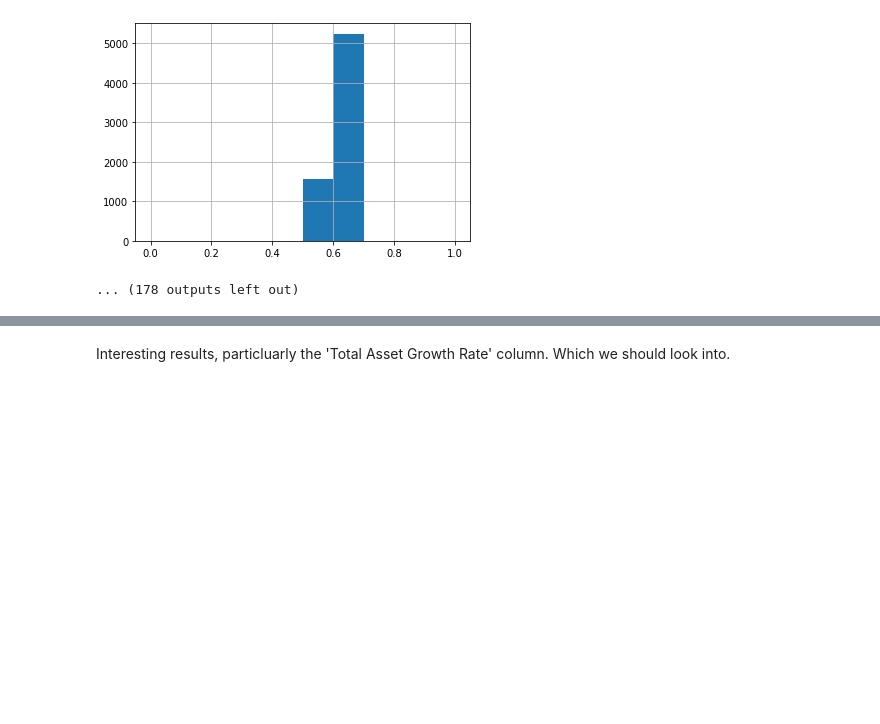
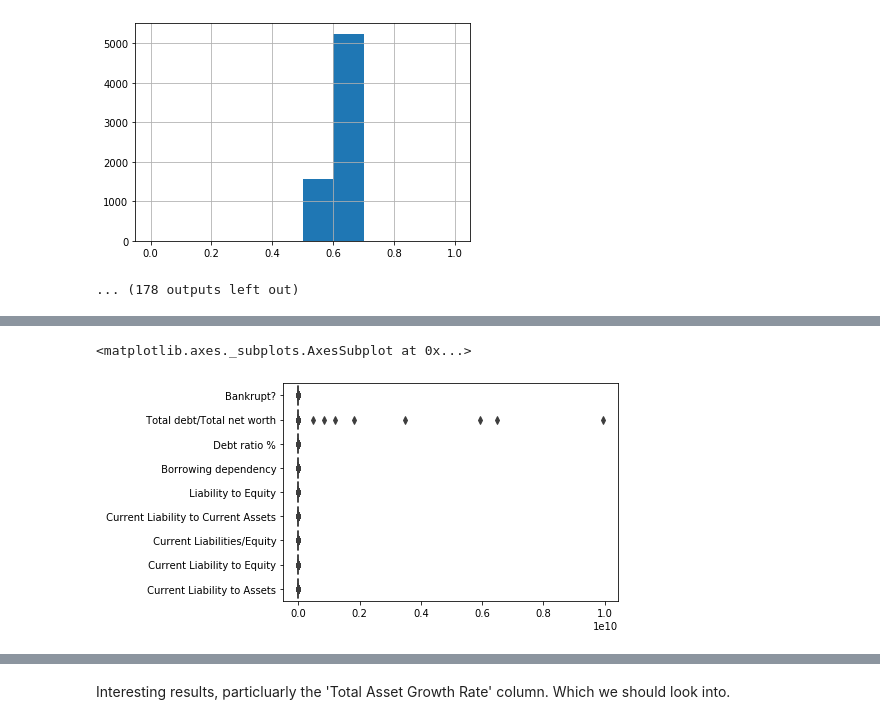
Before and after one commit to ebrunette/UdacityDataScienceNanoDegree, a Jupyter notebook: capstone_project/Bankrupt_EDA.ipynb, the cells around one changed output, grey strips where cells are left out. Drawn from its saved outputs; the diff is of its cells as text; code cells hidden in the pictures; blank space fills up the shorter version.

```diff
--- a/capstone_project/Bankrupt_EDA.ipynb
+++ b/capstone_project/Bankrupt_EDA.ipynb
@@ -103,0 +191,6 @@ Bankrupt?
+# %%
+# looks like this one won't work...
+sns.boxplot(data=bankrupt_df[high_correlation_features], orient="h")
+# %% [output]
+<matplotlib.axes._subplots.AxesSubplot at 0x...>
+[figure, added]
```
Also changed, not shown: parts of 16 cells of this notebook.
